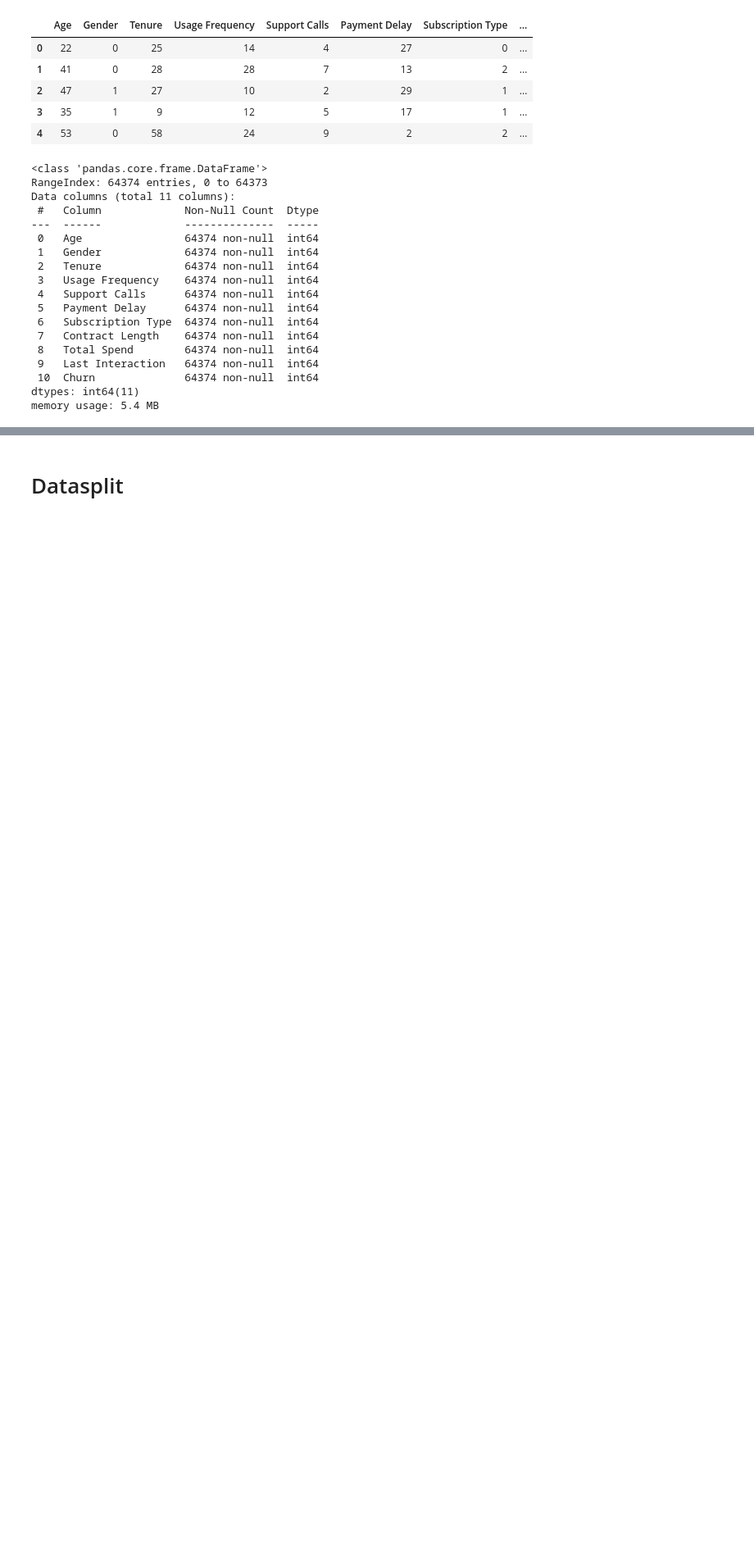
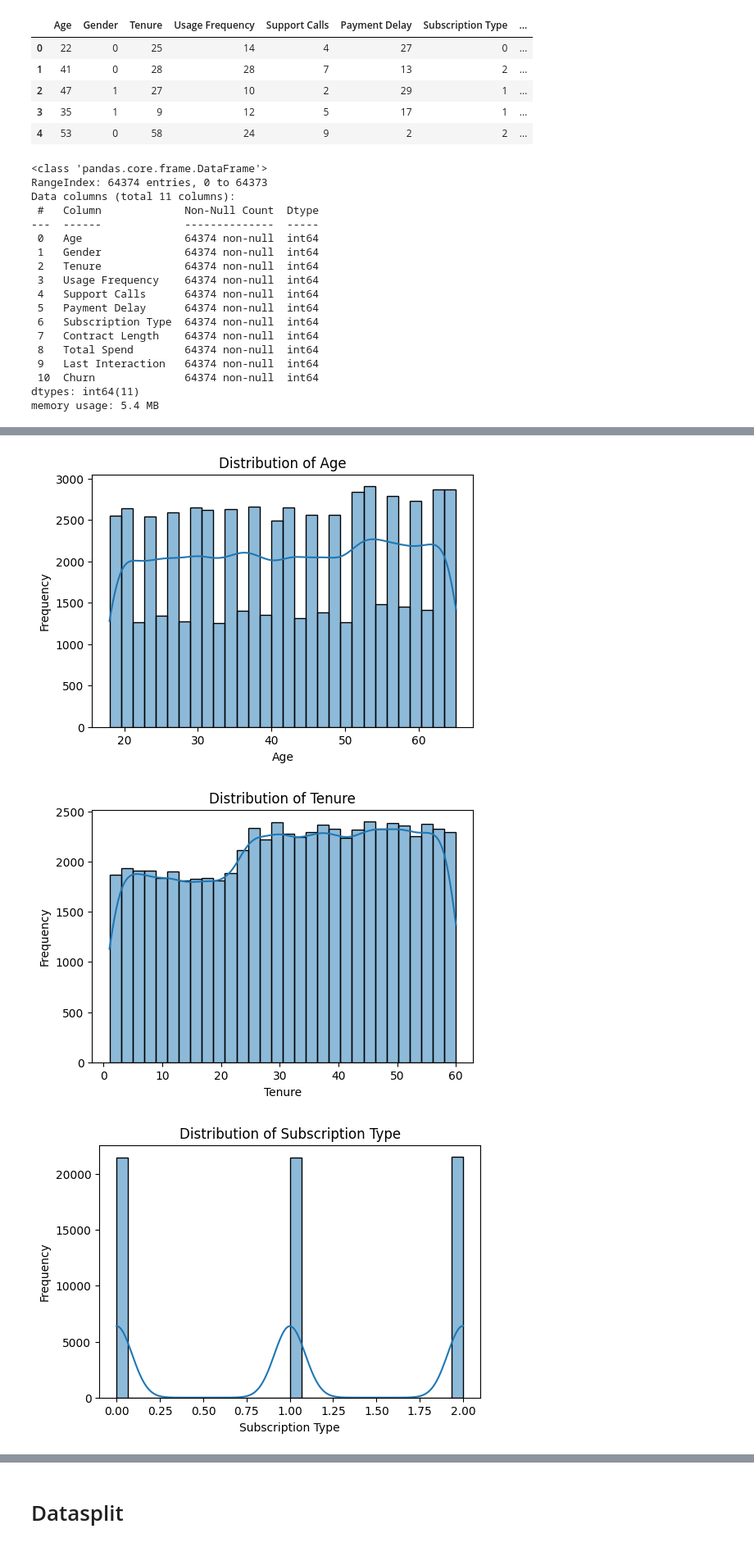
Before and after one commit to Rahul107213/Machine-Learning-Project, a Jupyter notebook: churn_prediction.ipynb, the cells around one changed output, grey strips where cells are left out. Shown at 82% size. Cells and saved outputs as stored; diff of their text form; code cells hidden in the pictures; blank space fills up the shorter version.

```diff
--- a/churn_prediction.ipynb
+++ b/churn_prediction.ipynb
@@ -119,0 +133,17 @@ memory usage: 5.4 MB
+# %%
+def UA(feature):
+    plt.figure(figsize=(6,4))
+    sn.histplot(F2[feature], bins=30, kde=True)
+    plt.title(f"Distribution of {feature}")
+    plt.xlabel(feature)
+    plt.ylabel("Frequency")
+    plt.show()
+# %%
+features = ['Age','Tenure','Subscription Type','Total Spend']
+# %%
+for feature in features:
+    UA(feature)
+# %% [output]
+[figure, added]
+[figure, added]
+[figure, added]
```
Also changed, not shown: parts of 18 cells of this notebook.
